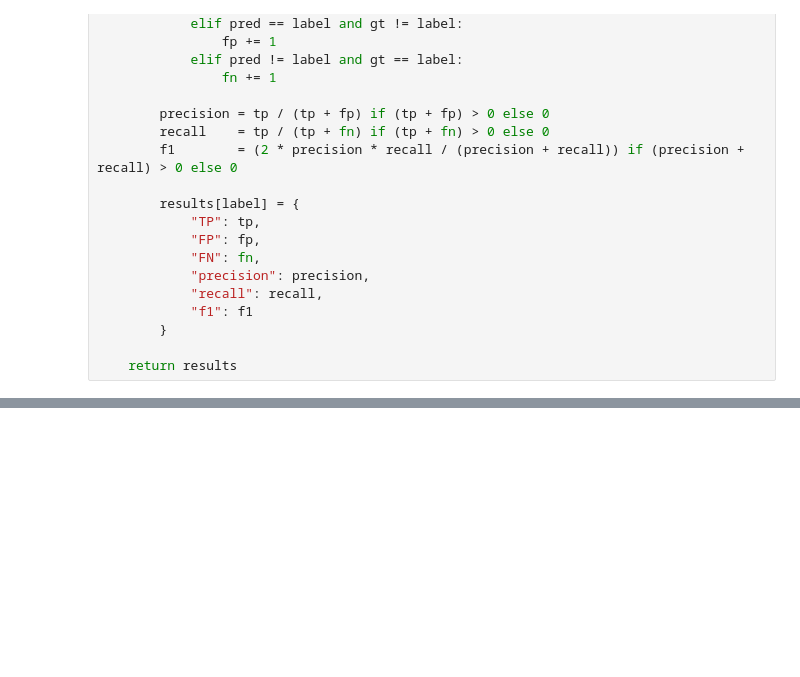
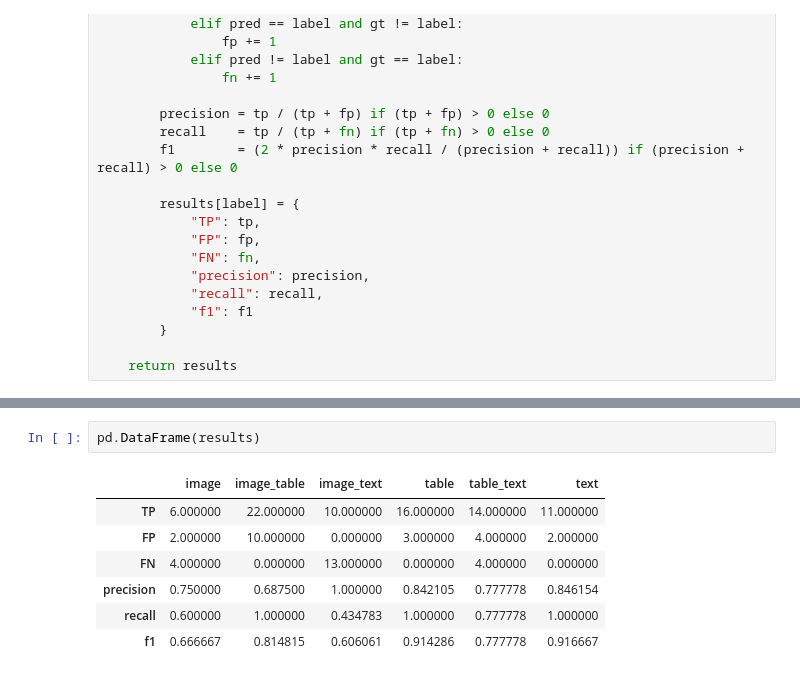
Before and after one commit to EMezzi/LEGuidance, a Jupyter notebook: scripts/modality_selection/data_selection.ipynb, the cells around one changed output, grey strips where cells are left out. Saved outputs shown, nothing was run; the diff lists cells and outputs as text; blank space fills up the shorter version.

```diff
--- a/scripts/modality_selection/data_selection.ipynb
+++ b/scripts/modality_selection/data_selection.ipynb
@@ -1174,5 +1226,15 @@ results = calculate_metrics(multimodal_unimodal_dataset)
 # %% [output]
 ['image', 'image_table', 'image_text', 'table', 'table_text', 'text']
+# %%
+pd.DataFrame(results)
+# %% [output]
+|  | image | image_table | image_text | table | table_text | text |
+| TP | 6.000000 | 22.000000 | 10.000000 | 16.000000 | 14.000000 | 11.000000 |
+| FP | 2.000000 | 10.000000 | 0.000000 | 3.000000 | 4.000000 | 2.000000 |
+| FN | 4.000000 | 0.000000 | 13.000000 | 0.000000 | 4.000000 | 0.000000 |
+| precision | 0.750000 | 0.687500 | 1.000000 | 0.842105 | 0.777778 | 0.846154 |
+| recall | 0.600000 | 1.000000 | 0.434783 | 1.000000 | 0.777778 | 1.000000 |
+| f1 | 0.666667 | 0.814815 | 0.606061 | 0.914286 | 0.777778 | 0.916667 |
 # %%
 pd.DataFrame(results)
 # %% [output]
```
Also changed, not shown: parts of 17 cells of this notebook, 13 other files.
